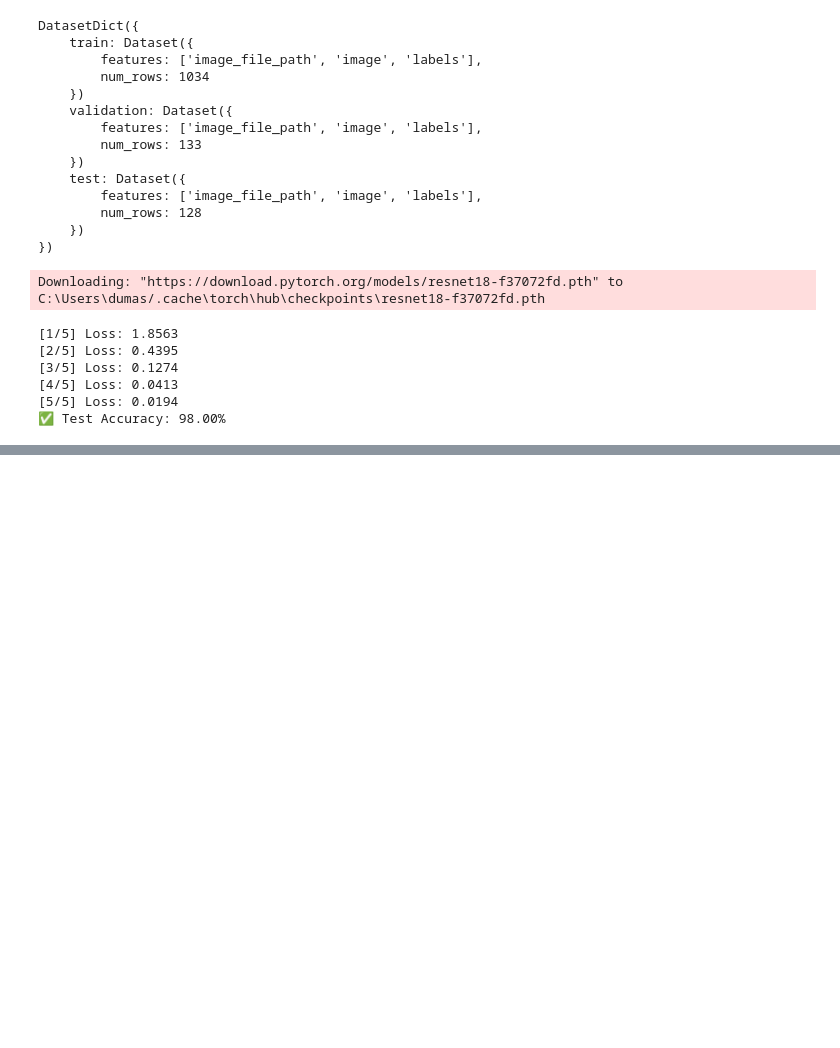
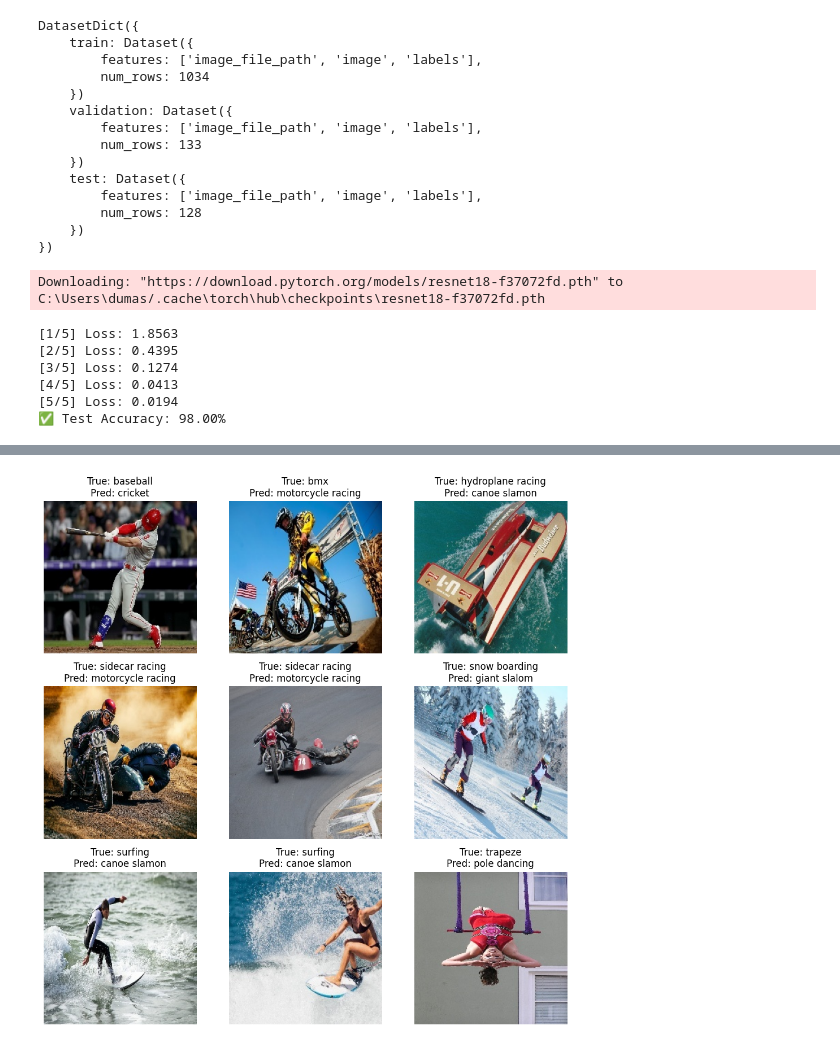
Before and after one commit to gaetan250/Deep-Learning, a Jupyter notebook: deep.ipynb, the cells around one changed output, grey strips where cells are left out. Drawn from its saved outputs; the diff is of its cells as text; code cells hidden in the pictures; blank space fills up the shorter version.

```diff
--- a/deep.ipynb
+++ b/deep.ipynb
@@ -89,0 +161,25 @@ Downloading: "https://download.pytorch.org/models/resnet18-f37072fd.pth" to C:\U
+# %%
+import numpy as np
+import matplotlib.pyplot as plt
+
+model.eval()
+errors = []
+
+with torch.no_grad():
+    for images, labels in test_loader:
+        images, labels = images.to(device), labels.to(device)
+        outputs = model(images)
+        preds = outputs.argmax(dim=1)
+        for img, label, pred in zip(images, labels, preds):
+            if label != pred:
+                errors.append((img.cpu(), label.item(), pred.item()))
+
+fig, axs = plt.subplots(3, 3, figsize=(10, 10))
+for ax, (img, label, pred) in zip(axs.flat, errors[:9]):
+    ax.imshow(img.permute(1, 2, 0) * 0.5 + 0.5)
+    ax.set_title(f"True: {test_data.classes[label]}\nPred: {test_data.classes[pred]}")
+    ax.axis("off")
+plt.tight_layout()
+plt.show()
+# %% [output]
+[figure, added]
```
Also changed, not shown: parts of 10 cells of this notebook, 3 other files.
